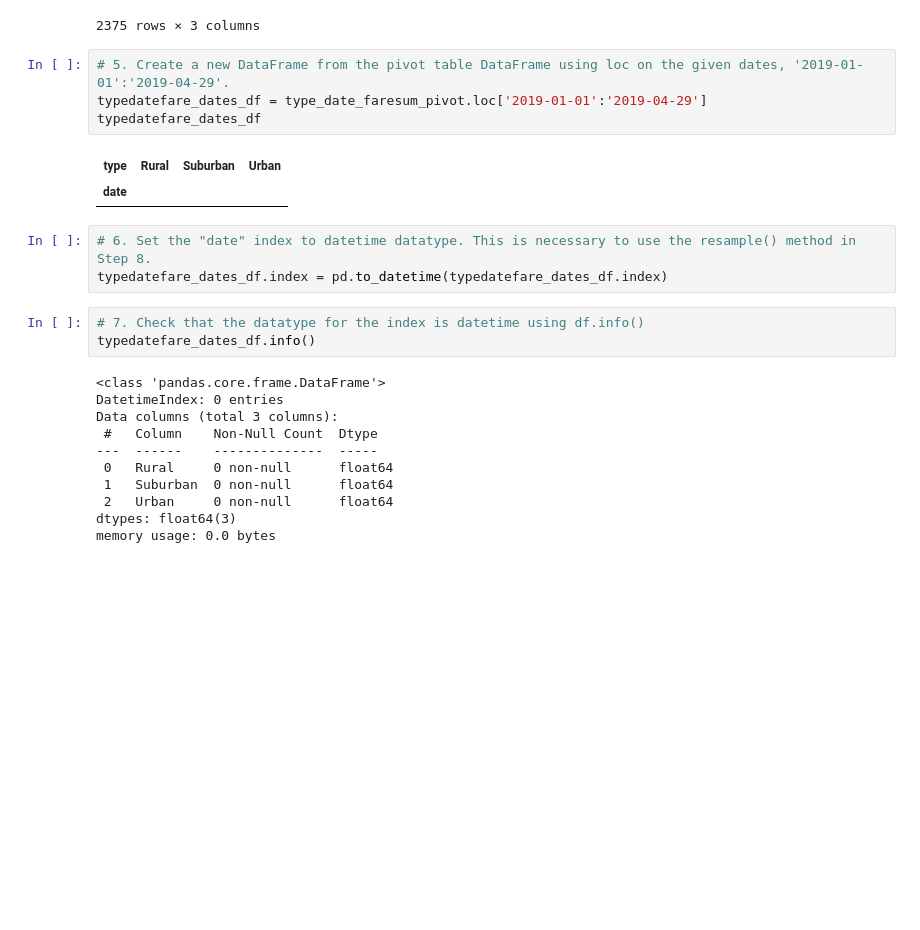
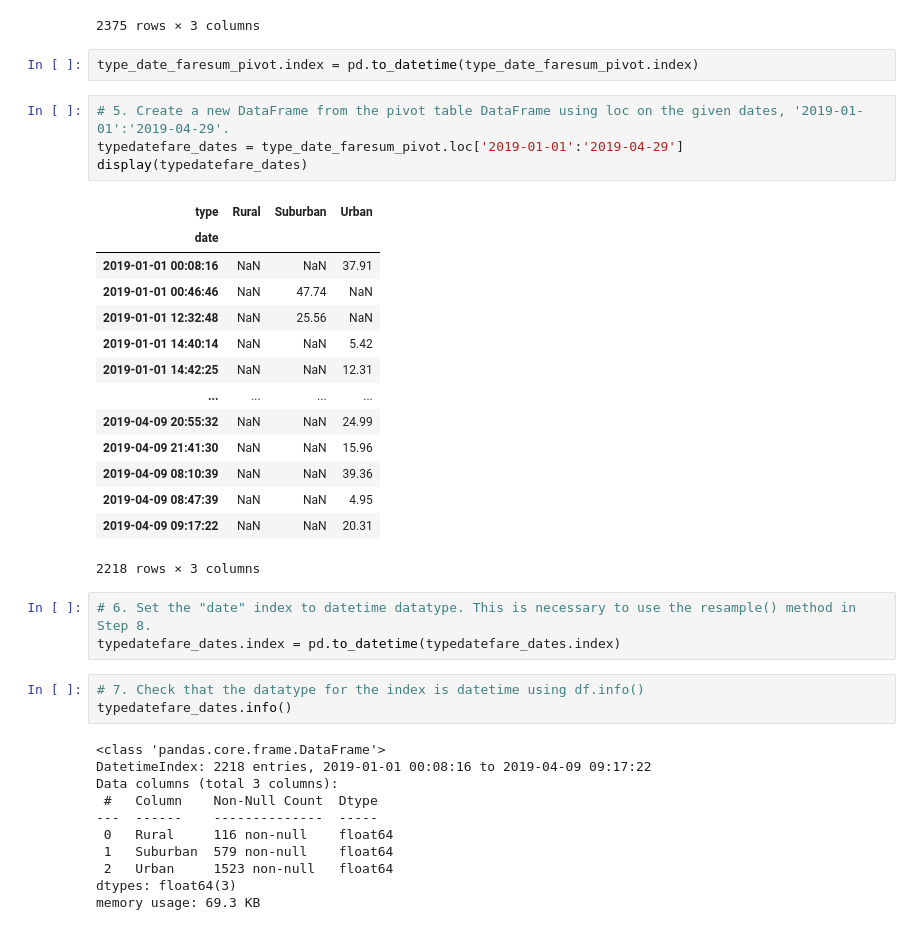
Before and after one commit to kolbemorrow/PyBer_Analysis, a Jupyter notebook: PyBer_Challenge.ipynb, the cells around one changed output. Cells and saved outputs as stored; diff of their text form; blank space fills up the shorter version.

```diff
--- a/PyBer_Challenge.ipynb
+++ b/PyBer_Challenge.ipynb
@@ -174,29 +174,43 @@ type_date_faresum_pivot
 | 2019/5/8 4:39:49 | NaN | NaN | 18.45 |
 | 2019/5/8 7:29:01 | NaN | NaN | 18.55 |
 2375 rows × 3 columns
+# %%
+type_date_faresum_pivot.index = pd.to_datetime(type_date_faresum_pivot.index)
 # %%
 # 5. Create a new DataFrame from the pivot table DataFrame using loc on the given dates, '2019-01-01':'2019-04-29'.
-typedatefare_dates_df = type_date_faresum_pivot.loc['2019-01-01':'2019-04-29']
-typedatefare_dates_df
+typedatefare_dates = type_date_faresum_pivot.loc['2019-01-01':'2019-04-29']
+display(typedatefare_dates)
 # %% [output]
 | type | Rural | Suburban | Urban |
 | date |  |  |  |
+| 2019-01-01 00:08:16 | NaN | NaN | 37.91 |
+| 2019-01-01 00:46:46 | NaN | 47.74 | NaN |
+| 2019-01-01 12:32:48 | NaN | 25.56 | NaN |
+| 2019-01-01 14:40:14 | NaN | NaN | 5.42 |
+| 2019-01-01 14:42:25 | NaN | NaN | 12.31 |
+| ... | ... | ... | ... |
+| 2019-04-09 20:55:32 | NaN | NaN | 24.99 |
+| 2019-04-09 21:41:30 | NaN | NaN | 15.96 |
+| 2019-04-09 08:10:39 | NaN | NaN | 39.36 |
+| 2019-04-09 08:47:39 | NaN | NaN | 4.95 |
+| 2019-04-09 09:17:22 | NaN | NaN | 20.31 |
+2218 rows × 3 columns
 # %%
 # 6. Set the "date" index to datetime datatype. This is necessary to use the resample() method in Step 8.
-typedatefare_dates_df.index = pd.to_datetime(typedatefare_dates_df.index)
+typedatefare_dates.index = pd.to_datetime(typedatefare_dates.index)
 # %%
 # 7. Check that the datatype for the index is datetime using df.info()
-typedatefare_dates_df.info()
+typedatefare_dates.info()
 # %% [output]
 <class 'pandas.core.frame.DataFrame'>
-DatetimeIndex: 0 entries
+DatetimeIndex: 2218 entries, 2019-01-01 00:08:16 to 2019-04-09 09:17:22
 Data columns (total 3 columns):
  #   Column    Non-Null Count  Dtype
 ---  ------    --------------  -----
- 0   Rural     0 non-null      float64
- 1   Suburban  0 non-null      float64
- 2   Urban     0 non-null      float64
+ 0   Rural     116 non-null    float64
+ 1   Suburban  579 non-null    float64
+ 2   Urban     1523 non-null   float64
 dtypes: float64(3)
-memory usage: 0.0 bytes
+memory usage: 69.3 KB
 # %%
 # 8. Create a new DataFrame using the "resample()" function by week 'W' and get the sum of the fares for each week.
```
Also changed, not shown: parts of 2 cells of this notebook.
